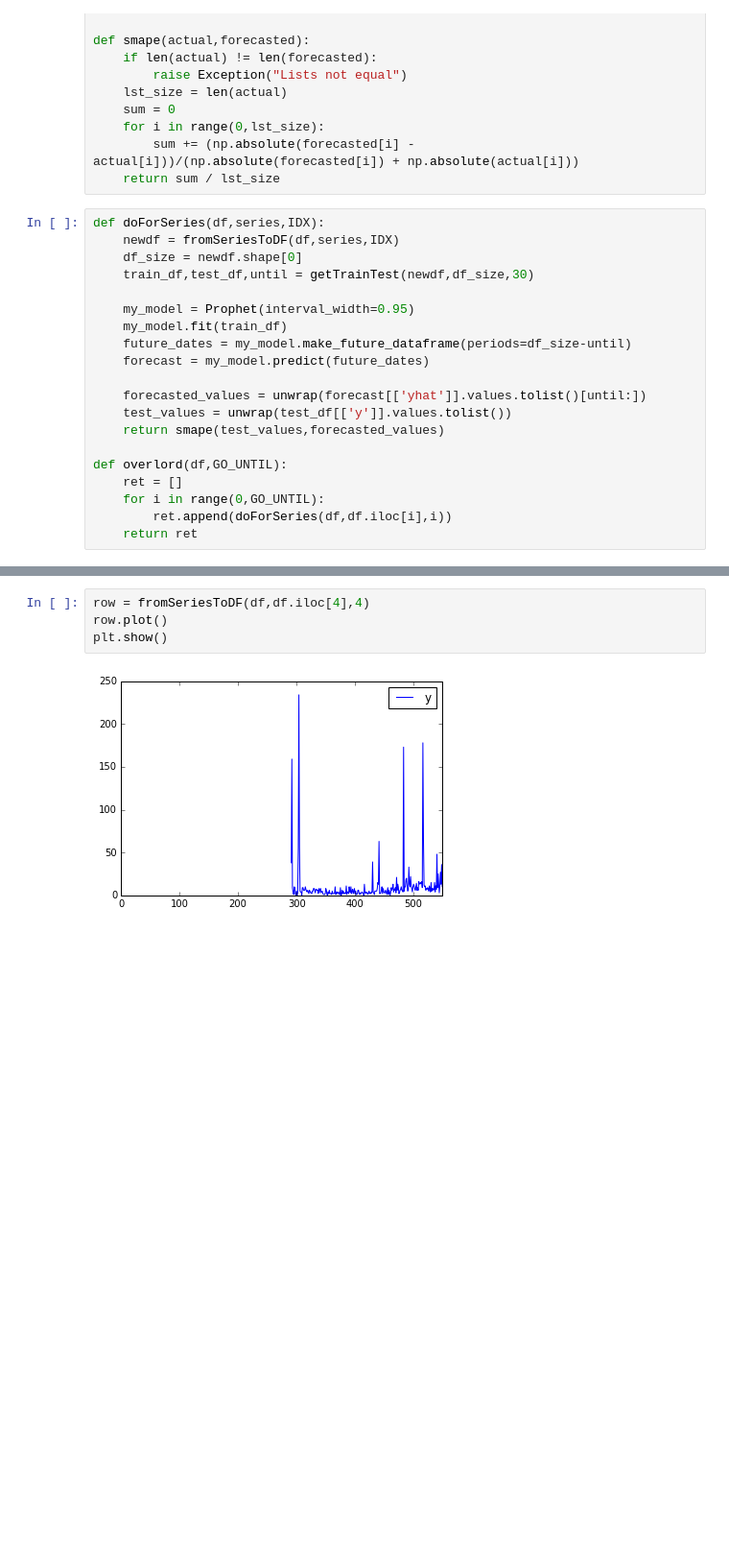
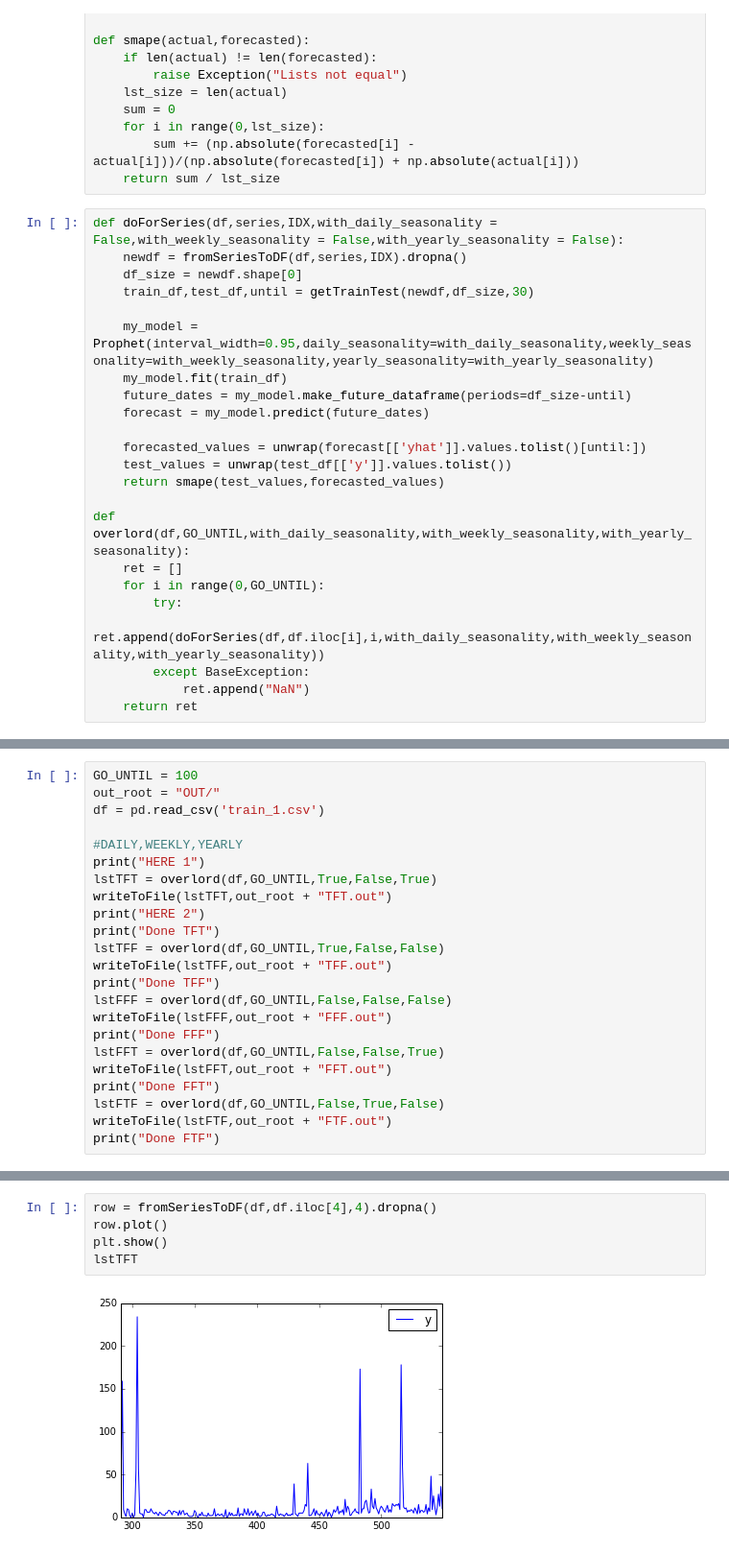
Before and after one commit to BereczkiNorbertCristian/Web-Traffic-Time-Series-Forecasting, a Jupyter notebook: ProhpetForAll.ipynb, the cells around one changed output, grey strips where cells are left out. Shown: that part at 96% size. Drawn from its saved outputs; the diff is of its cells as text; blank space fills up the shorter version.

```diff
--- a/ProhpetForAll.ipynb
+++ b/ProhpetForAll.ipynb
@@ -31,12 +31,12 @@ def smape(actual,forecasted):
         sum += (np.absolute(forecasted[i] - actual[i]))/(np.absolute(forecasted[i]) + np.absolute(actual[i]))
     return sum / lst_size
 # %%
-def doForSeries(df,series,IDX):
-    newdf = fromSeriesToDF(df,series,IDX)
+def doForSeries(df,series,IDX,with_daily_seasonality = False,with_weekly_seasonality = False,with_yearly_seasonality = False):
+    newdf = fromSeriesToDF(df,series,IDX).dropna()
     df_size = newdf.shape[0]
     train_df,test_df,until = getTrainTest(newdf,df_size,30)
 
-    my_model = Prophet(interval_width=0.95)
+    my_model = Prophet(interval_width=0.95,daily_seasonality=with_daily_seasonality,weekly_seasonality=with_weekly_seasonality,yearly_seasonality=with_yearly_seasonality)
     my_model.fit(train_df)
     future_dates = my_model.make_future_dataframe(periods=df_size-until)
     forecast = my_model.predict(future_dates)
@@ -45,8 +45,11 @@ def doForSeries(df,series,IDX):
     test_values = unwrap(test_df[['y']].values.tolist())
     return smape(test_values,forecasted_values)
 
-def overlord(df,GO_UNTIL):
+def overlord(df,GO_UNTIL,with_daily_seasonality,with_weekly_seasonality,with_yearly_seasonality):
     ret = []
     for i in range(0,GO_UNTIL):
-        ret.append(doForSeries(df,df.iloc[i],i))
+        try:
+            ret.append(doForSeries(df,df.iloc[i],i,with_daily_seasonality,with_weekly_seasonality,with_yearly_seasonality))
+        except BaseException:
+            ret.append("NaN")
     return ret
@@ -73,0 +67,23 @@ INFO:fbprophet.forecaster:Disabling daily seasonality. Run prophet with daily_se
+# %%
+GO_UNTIL = 100
+out_root = "OUT/"
+df = pd.read_csv('train_1.csv')
+
+#DAILY,WEEKLY,YEARLY
+print("HERE 1")
+lstTFT = overlord(df,GO_UNTIL,True,False,True)
+writeToFile(lstTFT,out_root + "TFT.out")
+print("HERE 2")
+print("Done TFT")
+lstTFF = overlord(df,GO_UNTIL,True,False,False)
+writeToFile(lstTFF,out_root + "TFF.out")
+print("Done TFF")
+lstFFF = overlord(df,GO_UNTIL,False,False,False)
+writeToFile(lstFFF,out_root + "FFF.out")
+print("Done FFF")
+lstFFT = overlord(df,GO_UNTIL,False,False,True)
+writeToFile(lstFFT,out_root + "FFT.out")
+print("Done FFT")
+lstFTF = overlord(df,GO_UNTIL,False,True,False)
+writeToFile(lstFTF,out_root + "FTF.out")
+print("Done FTF")
@@ -74,6 +103,7 @@ INFO:fbprophet.forecaster:Disabling daily seasonality. Run prophet with daily_se
 # %%
-row = fromSeriesToDF(df,df.iloc[4],4)
+row = fromSeriesToDF(df,df.iloc[4],4).dropna()
 row.plot()
 plt.show()
+lstTFT
 # %% [output]
-[figure, old version]
+[figure, new version]
```
Also changed, not shown: parts of 7 cells of this notebook, 6 other files.
